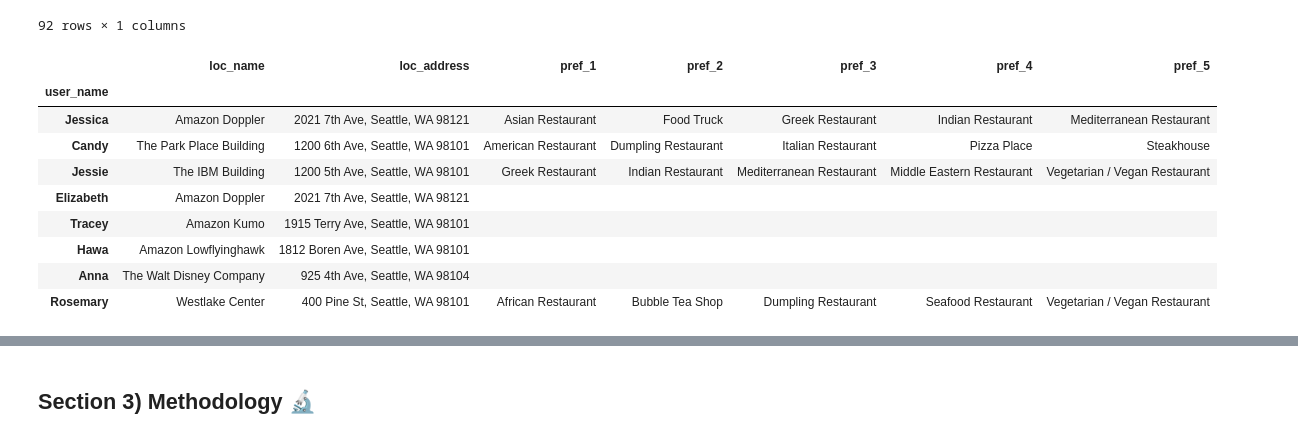
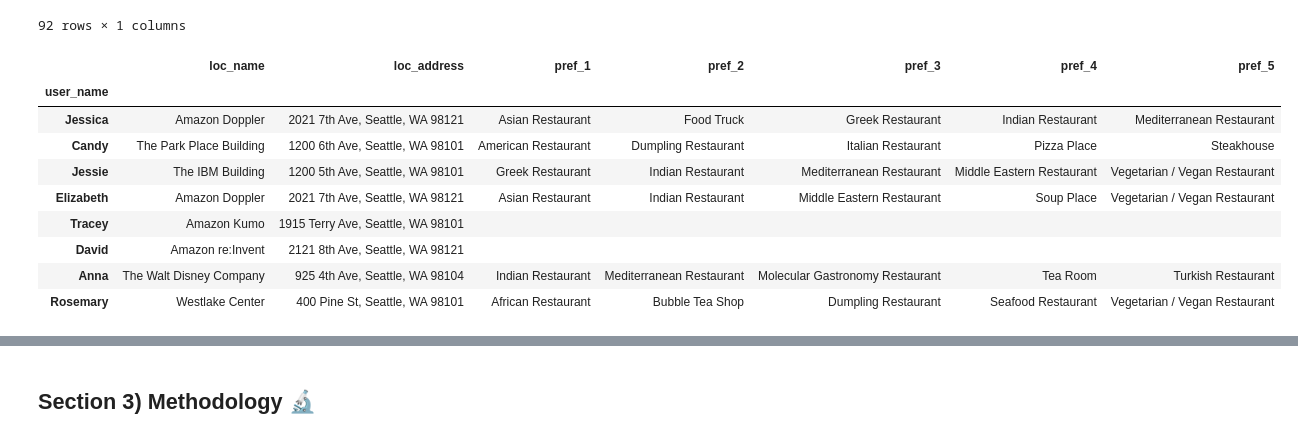
Before and after one commit to Astayonix/BattleOfTheNeighborhoods, a Jupyter notebook: I_Dont_Know_Where_Do_You_Want_to_Eat.ipynb, the cells around one changed output, grey strips where cells are left out. Drawn from its saved outputs; the diff is of its cells as text; code cells hidden in the pictures.

Commit message:
Published from Watson Studio. Fixed users at same location.  Added more user preferences. 🎈

```diff
--- a/I_Dont_Know_Where_Do_You_Want_to_Eat.ipynb
+++ b/I_Dont_Know_Where_Do_You_Want_to_Eat.ipynb
@@ -137,40 +137,40 @@ user_pref_column_names = ['user_name', 'loc_name', 'loc_address', 'pref_1', 'pre
 user_loc_pref_df = pd.DataFrame(columns=user_pref_column_names)
 
 def add_user_pref(username, locname, locaddress, pref1, pref2, pref3, pref4, pref5):
     '''
     Adds individual users to the user_loc_pref_df
     '''
     user_dict = {user_pref_column_names[0]: username,
                  user_pref_column_names[1]: locname,
                  user_pref_column_names[2]: locaddress,
                  user_pref_column_names[3]: pref1,
                  user_pref_column_names[4]: pref2,
                  user_pref_column_names[5]: pref3,
                  user_pref_column_names[6]: pref4,
                  user_pref_column_names[7]: pref5}
     user_loc_pref_df.loc[len(user_loc_pref_df)] = user_dict
 
 add_user_pref('Jessica', 'Amazon Doppler', '2021 7th Ave, Seattle, WA 98121', 'Asian Restaurant', 'Food Truck', 'Greek Restaurant', 'Indian Restaurant', 'Mediterranean Restaurant')
 add_user_pref('Candy', 'The Park Place Building', '1200 6th Ave, Seattle, WA 98101', 'American Restaurant', 'Dumpling Restaurant', 'Italian Restaurant', 'Pizza Place', 'Steakhouse')
 add_user_pref('Jessie', 'The IBM Building', '1200 5th Ave, Seattle, WA 98101', 'Greek Restaurant', 'Indian Restaurant', 'Mediterranean Restaurant', 'Middle Eastern Restaurant', 'Vegetarian / Vegan Restaurant')
-add_user_pref('Elizabeth', 'Amazon Doppler', '2021 7th Ave, Seattle, WA 98121', '', '', '', '', '')
+add_user_pref('Elizabeth', 'Amazon Doppler', '2021 7th Ave, Seattle, WA 98121', 'Asian Restaurant', 'Indian Restaurant', 'Middle Eastern Restaurant', 'Soup Place', 'Vegetarian / Vegan Restaurant')
 add_user_pref('Tracey', 'Amazon Kumo', '1915 Terry Ave, Seattle, WA 98101', '', '', '', '', '')
-add_user_pref('Hawa', 'Amazon Lowflyinghawk', '1812 Boren Ave, Seattle, WA 98101', '', '', '', '', '')
-add_user_pref('Anna', 'The Walt Disney Company', '925 4th Ave, Seattle, WA 98104', '', '', '', '', '')
+add_user_pref('David', 'Amazon re:Invent', '2121 8th Ave, Seattle, WA 98121', '', '', '', '', '')
+add_user_pref('Anna', 'The Walt Disney Company', '925 4th Ave, Seattle, WA 98104', 'Indian Restaurant', 'Mediterranean Restaurant', 'Molecular Gastronomy Restaurant', 'Tea Room', 'Turkish Restaurant')
 add_user_pref('Rosemary', 'Westlake Center', '400 Pine St, Seattle, WA 98101', 'African Restaurant', 'Bubble Tea Shop', 'Dumpling Restaurant', 'Seafood Restaurant', 'Vegetarian / Vegan Restaurant')
 
 user_loc_pref_df.set_index('user_name', inplace=True)
 user_loc_pref_df
 # %% [output]
 |  | loc_name | loc_address | pref_1 | pref_2 | pref_3 | pref_4 | pref_5 |
 | user_name |  |  |  |  |  |  |  |
 | Jessica | Amazon Doppler | 2021 7th Ave, Seattle, WA 98121 | Asian Restaurant | Food Truck | Greek Restaurant | Indian Restaurant | Mediterranean Restaurant |
 | Candy | The Park Place Building | 1200 6th Ave, Seattle, WA 98101 | American Restaurant | Dumpling Restaurant | Italian Restaurant | Pizza Place | Steakhouse |
 | Jessie | The IBM Building | 1200 5th Ave, Seattle, WA 98101 | Greek Restaurant | Indian Restaurant | Mediterranean Restaurant | Middle Eastern Restaurant | Vegetarian / Vegan Restaurant |
-| Elizabeth | Amazon Doppler | 2021 7th Ave, Seattle, WA 98121 |  |  |  |  |  |
+| Elizabeth | Amazon Doppler | 2021 7th Ave, Seattle, WA 98121 | Asian Restaurant | Indian Restaurant | Middle Eastern Restaurant | Soup Place | Vegetarian / Vegan Restaurant |
 | Tracey | Amazon Kumo | 1915 Terry Ave, Seattle, WA 98101 |  |  |  |  |  |
-| Hawa | Amazon Lowflyinghawk | 1812 Boren Ave, Seattle, WA 98101 |  |  |  |  |  |
-| Anna | The Walt Disney Company | 925 4th Ave, Seattle, WA 98104 |  |  |  |  |  |
+| David | Amazon re:Invent | 2121 8th Ave, Seattle, WA 98121 |  |  |  |  |  |
+| Anna | The Walt Disney Company | 925 4th Ave, Seattle, WA 98104 | Indian Restaurant | Mediterranean Restaurant | Molecular Gastronomy Restaurant | Tea Room | Turkish Restaurant |
 | Rosemary | Westlake Center | 400 Pine St, Seattle, WA 98101 | African Restaurant | Bubble Tea Shop | Dumpling Restaurant | Seafood Restaurant | Vegetarian / Vegan Restaurant |
 # %%
 # Now to add the longitude and latitude of each of the users' locations
```
Also changed, not shown: parts of 5 cells of this notebook.
